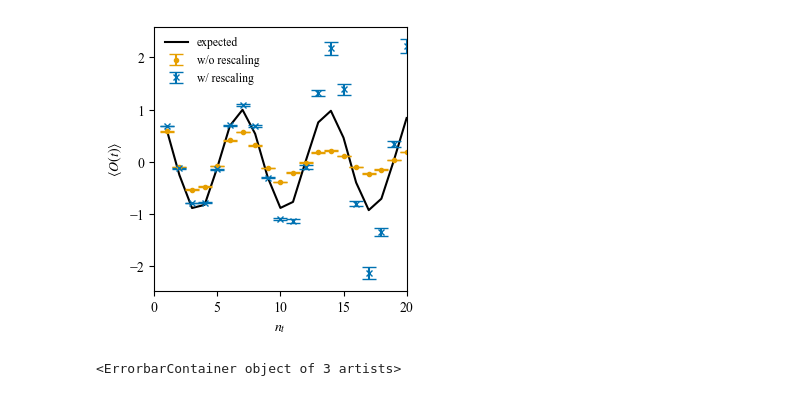
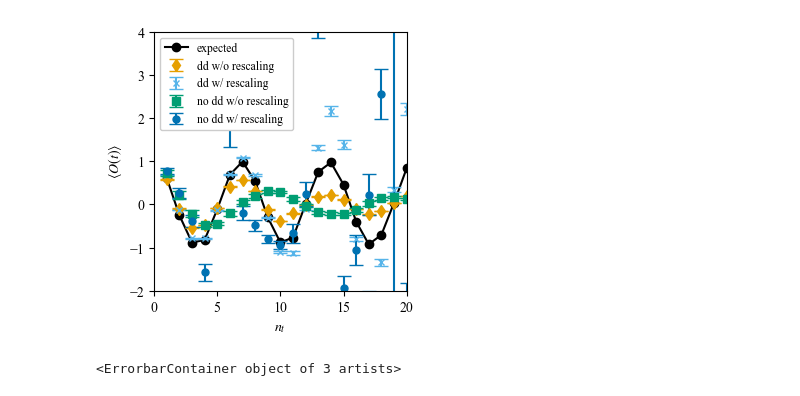
Before and after one commit to hlammiv/z2_matter_qc, a Jupyter notebook: simulation_main/rundata/Untitled.ipynb, the cells around one changed output. Cells and saved outputs as stored; diff of their text form; code cells hidden in the pictures.

```diff
--- a/simulation_main/rundata/Untitled.ipynb
+++ b/simulation_main/rundata/Untitled.ipynb
@@ -26,11 +48,13 @@ file = gv.load('erroranalysis/DataProcessor/fullsetreadoutcorrelations.pkl')
 # %%
-points_r = file[(3, 1)][1]
-points_o = file[(3, 1)][0]
+key = (3, 1)
+points_r = file[key][1]
+points_o = file[key][0]
 final = np.zeros(20, dtype=gv._gvarcore.GVar)
 for i in range(20):
-    final[i] += lsqfit.wavg(points[:, i])
+    final[i] += lsqfit.wavg(points_r[:, i])
 flag = np.array([1, 1, 1, 1, 1, 0.8, 0.8, 0.8, 0.8, 0.8,
                  1.3, 1.3, 1.3, 1.3, 1.3, 0.8, 0.8, 0.8, 0.8, 0.8])
+# final = np.ones(20)
 final_r = final#final * flag - 0.02
 
 
@@ -45,36 +104,62 @@ exact3 = np.array([
  0.611,
  -0.252,
  -0.8830000000000001,
  -0.8220000000000002,
  -0.10900000000000003,
  0.689,
  0.9960000000000001,
  0.537,
  -0.29799999999999993,
  -0.8810000000000001,
  -0.7659999999999999,
  0.010000000000000009,
  0.7550000000000001,
  0.976,
  0.46199999999999997,
  -0.396,
  -0.9229999999999999,
  -0.7050000000000001,
  0.03600000000000003,
  0.8380000000000001])
 
+ndd = gv.gvar(np.array([ 0.72646123,  0.21821433, -0.21599768, -0.46893008, -0.44978976,
+        -0.20574842,  0.05930803,  0.19030418,  0.30784389,  0.29361427,
+         0.13152949, -0.03254466, -0.17671327, -0.21662935, -0.22573839,
+        -0.13201323,  0.02420206,  0.13919184,  0.17182621,  0.12540779]),
+ np.array([0.06764798, 0.09098477, 0.07821429, 0.04180775, 0.03340954,
+        0.0518484 , 0.05116065, 0.04907045, 0.03618597, 0.02755369,
+        0.04138756, 0.03731357, 0.03286512, 0.03074664, 0.02801247,
+        0.04319589, 0.04989995, 0.02767561, 0.02995154, 0.02889463]))
+
+ndd_r = gv.gvar(np.array([  0.78288807,   0.27608491,  -0.38714226,  -1.57584575,
+        -13.04200066,   1.94494731,  -0.18846142,  -0.48254276,
+         -0.8058741 ,  -0.93967716,  -0.66916337,   0.24366148,
+          8.15313364,  -2.83672059,  -1.92643437,  -1.05413678,
+          0.22809407,   2.56511891, -71.80942961,  -2.4036483 ]),
+ np.array([7.30537163e-02, 1.15181447e-01, 1.40649566e-01, 1.89237143e-01,
+        6.71498708e+00, 6.03723404e-01, 1.63055823e-01, 1.25282210e-01,
+        9.51738358e-02, 9.04299696e-02, 2.12813547e-01, 2.80022698e-01,
+        4.28980859e+00, 4.84806610e-01, 2.64273402e-01, 3.48151686e-01,
+        4.70374003e-01, 5.76567251e-01, 1.69951119e+02, 5.90391170e-01]))
+
 plt.figure(figsize=(3.375, 3.375))
-plt.plot(np.linspace(1, 20, 20), exact3, color=colors[0], label='expected')
+plt.plot(np.linspace(1, 20, 20), exact3, '-o', color=colors[0], label='expected')
 plt.errorbar(np.linspace(1, 20, 20), gv.mean(final_o), yerr=gv.sdev(final_o),
-             capsize=5, fmt='.', color=colors[1], label='w/o rescaling')
+             capsize=5, fmt='d', color=colors[1], label='dd w/o rescaling')
 plt.errorbar(np.linspace(1, 20, 20), gv.mean(final_ro), yerr=gv.sdev(final_ro),
-             capsize=5, fmt='x', color=colors[5], markersize=5,
-             label='w/ rescaling')
-plt.legend(framealpha=0, fontsize='small')
+             capsize=5, fmt='x', color=colors[2], markersize=5,
+             label='dd w/ rescaling')
+plt.errorbar(np.linspace(1, 20, 20), gv.mean(ndd), yerr=gv.sdev(ndd),
+             capsize=5, fmt='s', color=colors[3], label='no dd w/o rescaling')
+plt.errorbar(np.linspace(1, 20, 20), gv.mean(ndd_r), yerr=gv.sdev(ndd_r),
+             capsize=5, fmt='o', color=colors[5], markersize=5,
+             label='no dd w/ rescaling')
+plt.legend(framealpha=1, fontsize='small')
 plt.xlabel(r'$n_t$')
 plt.ylabel(r'$\langle O(t)\rangle$')
 plt.xlim(0, 20)
+plt.ylim(-2, 4)
 plt.tight_layout()
 plt.savefig('rescalingexample.pdf')
 # %% [output]
-[figure, old version]
+[figure, new version]
```
Also changed, not shown: parts of 28 cells of this notebook, 38 other files.
